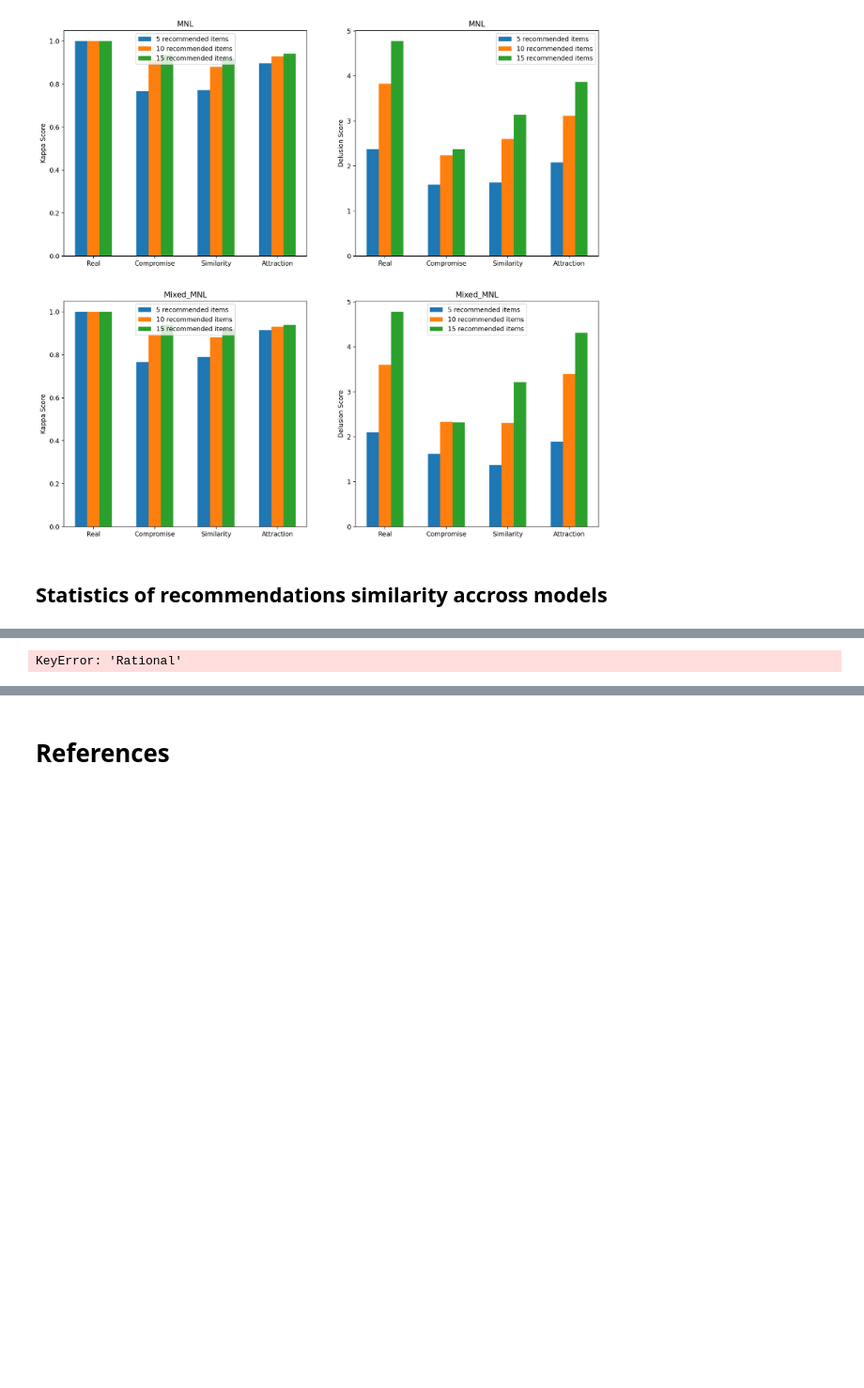
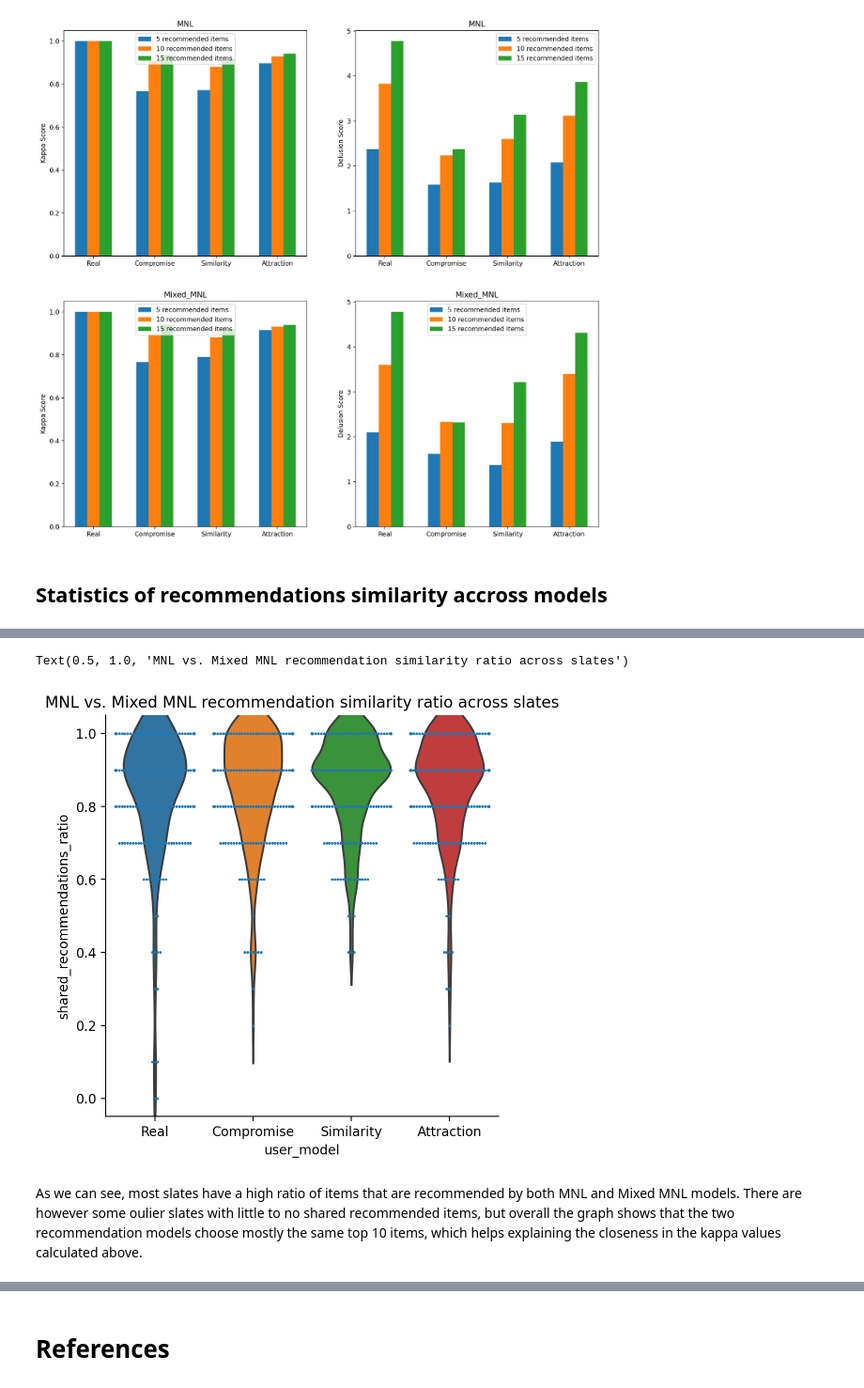
Before and after one commit to dorin133/MLHB_final_project, a Jupyter notebook: project.ipynb, the cells around one changed output, grey strips where cells are left out. Shown at 94% size. Drawn from its saved outputs; the diff is of its cells as text; code cells hidden in the pictures; blank space fills up the shorter version.

```diff
--- a/project.ipynb
+++ b/project.ipynb
@@ -1827,9 +1771,10 @@ varnaems in train_all_models_for_users = ['slate_id', 'sample_id', 'AV', 'alt',
 # %%
 
-def recommendations_statistics(recommendations_features_all_models,  user_models = ['Compromise', 'Similarity', 'Rational', 'Attraction']):
-    total_stat = {}
+def recommendations_statistics(recommendations_features_all_models, env):
+    user_models = list(env.user_models.keys())
+    total_stat = pd.DataFrame(columns=['user_model', 'slate_id', 'shared_recommendations_ratio'])
     for user in user_models:
-        user_stat = pd.DataFrame(columns=['slate_id', 'score'])
+
         mnl_recom = recommendations_features_all_models['MNL'][user]
         mixed_mnl_recom = recommendations_features_all_models['Mixed_MNL'][user]
 
@@ -1841,16 +1786,28 @@ def recommendations_statistics(recommendations_features_all_models,  user_models
             shared_recoms = pd.merge(mnl_slate_recom, mixed_mnl_slate_recom, how='inner')
             score = len(shared_recoms) / len(mnl_slate_recom)
 
-            user_stat = pd.concat([user_stat, pd.DataFrame({'slate_id': [slate_id], 'score': [score]})])
-        total_stat[user] = user_stat
+            # user_stat = pd.concat([user_stat, pd.DataFrame({'slate_id': [slate_id], 'score': [score]})])
+
+            total_stat = pd.concat([total_stat, pd.DataFrame({'user_model': [user], 'slate_id': [slate_id], 'shared_recommendations_ratio': [score]})])
+
+        # total_stat[user] = user_stat
     return total_stat
-# %%
-# print(recommendations_features_all_models)
-stats = recommendations_statistics(recommendations_features_all_models)
-
-# for user, user_stat in stats.items():
-#     display(
-#         user_stat
-#     )
-# %% [output]
-KeyError: 'Rational'
+# %%
+# print(recommendations_features_all_models)
+import seaborn as sns
+
+num_items_to_recommend = 10
+recommendations_features_all_models = generate_recommendations(num_items_to_recommend, trained_models, sm_env, varnames = varnames_)
+stats = recommendations_statistics(recommendations_features_all_models, sm_env)
+# %%
+# fig, ax = plt.subplots()
+
+g = sns.catplot(data=stats, x="user_model", y="shared_recommendations_ratio", kind = 'violin',inner = None)
+g = sns.swarmplot(data=stats, x="user_model", y="shared_recommendations_ratio", size=2)
+g.set_title("MNL vs. Mixed MNL recommendation similarity ratio across slates")
+# plt.show()
+# %% [output]
+Text(0.5, 1.0, 'MNL vs. Mixed MNL recommendation similarity ratio across slates')
+[figure, added]
+# %% [markdown]
+As we can see, most slates have a high ratio of items that are recommended by both MNL and Mixed MNL models. There are however some oulier slates with little to no shared recommended items, but overall the graph shows that the two recommendation models choose mostly the same top 10 items, which helps explaining the closeness in the kappa values calculated above.
```
Also changed, not shown: parts of 18 cells of this notebook.
